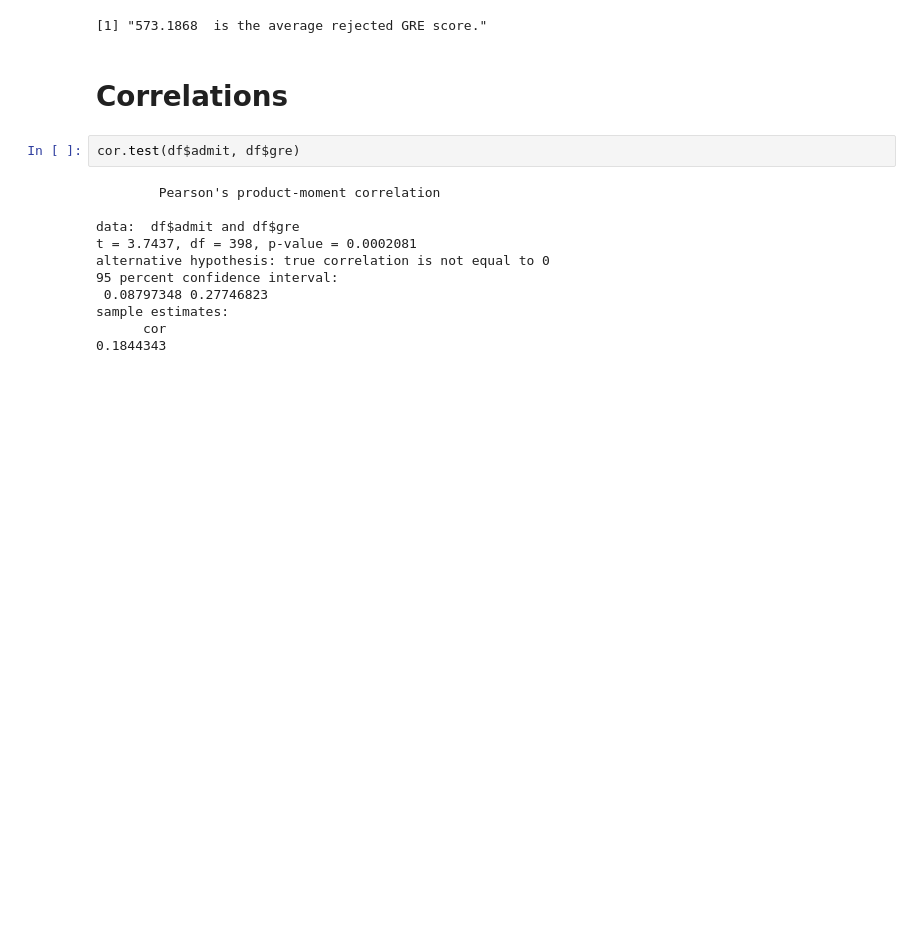
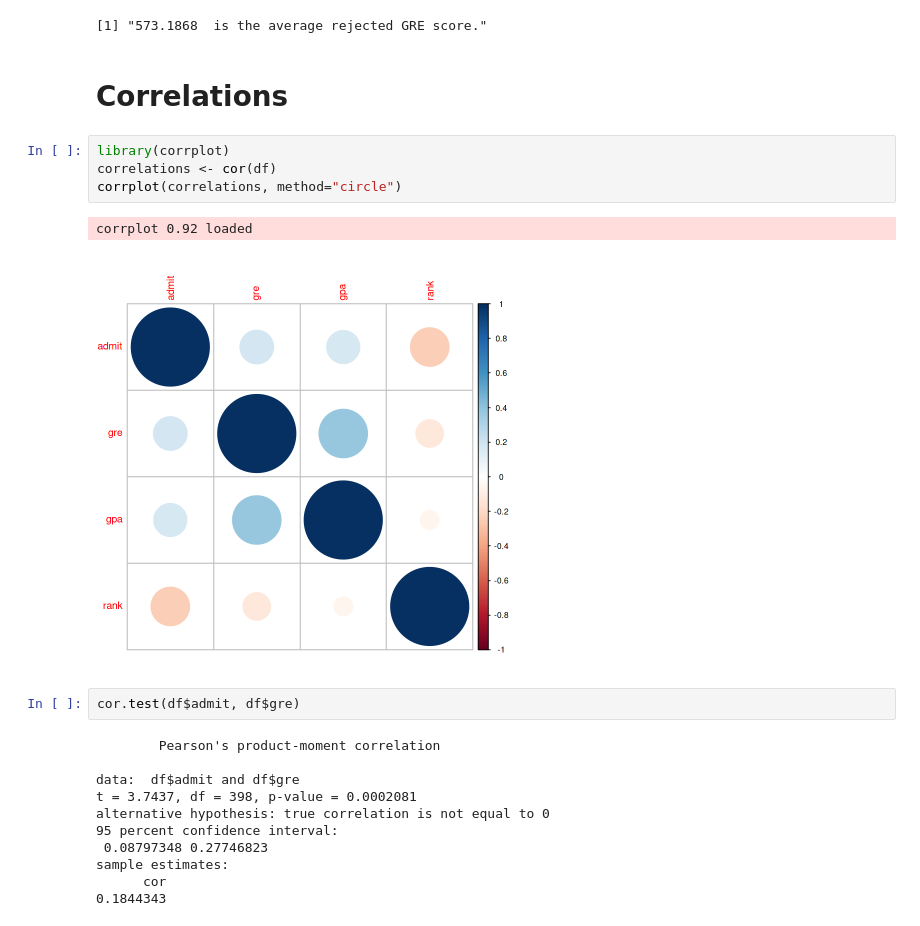
Before and after one commit to ScottySchmidt/AdvancedAnalytics, a Jupyter notebook: Admissions.ipynb, the cells around one changed output. Drawn from its saved outputs; the diff is of its cells as text; blank space fills up the shorter version.

```diff
--- a/Admissions.ipynb
+++ b/Admissions.ipynb
@@ -138,6 +138,13 @@ paste(rejGRE, " is the average rejected GRE score.")
 [1] "573.1868  is the average rejected GRE score."
 # %% [markdown]
 # Correlations
+# %%
+library(corrplot)
+correlations <- cor(df)
+corrplot(correlations, method="circle")
+# %% [output]
+corrplot 0.92 loaded
+[figure, added]
 # %%
 cor.test(df$admit, df$gre)
 # %% [output]
```
Also changed, not shown: parts of 16 cells of this notebook.
